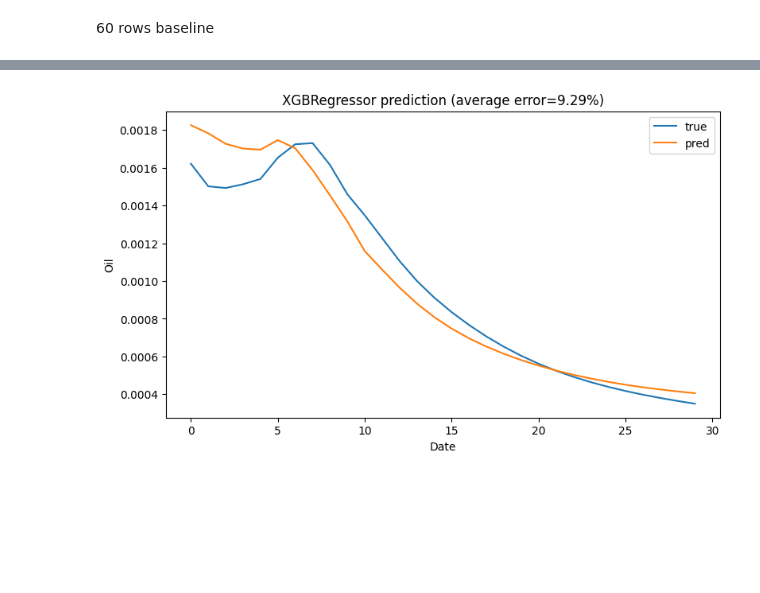
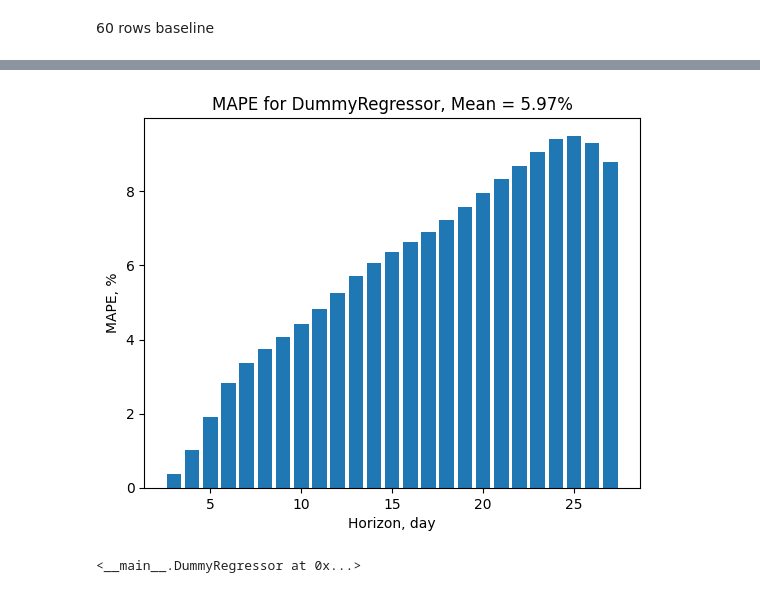
Before and after one commit to zeinovich/aramco-solution, a Jupyter notebook: notebooks/1905-zeinovich-baseline.ipynb, the cells around one changed output, grey strips where cells are left out. Drawn from its saved outputs; the diff is of its cells as text; code cells hidden in the pictures; blank space fills up the shorter version.

```diff
--- a/notebooks/1905-zeinovich-baseline.ipynb
+++ b/notebooks/1905-zeinovich-baseline.ipynb
@@ -186,4 +68,6 @@ Index(['date', 'oil', 'water', 'liquid', 'bhp', 'status', 'start_lag', 'coef',
       dtype='object')
+# %%
+baseline = p_data[p_data.is_base].drop('is_base', axis=1).sort_values('date')
 # %% [markdown]
 60 rows baseline
 # %%
@@ -276,19 +88,44 @@ plt.show()
-# %%
-X_sample = X[X.y == 190].iloc[-30:]
-y_sample = y[X.y == 190].iloc[-30:]
-
-y_pred_ = lr.predict(X_sample)
-
-plt.figure(figsize=(9, 5))
-plt.plot(X_sample.date, - y_sample.values, label='true')
-plt.plot(X_sample.date, - y_pred_, label='pred')
-
-plt.title(f'XGBRegressor prediction (average error=\
-{mean_absolute_percentage_error(y_sample.values, y_pred_) * 100:.2f}%)')
-
-plt.xlabel('Date')
-plt.ylabel('Oil')
-plt.legend()
-plt.show()
-# %% [output]
-[figure, removed]
+# %%
+# regressor that returns baseline values
+class DummyRegressor():
+    def __init__(self, baseline=None):
+        self.baseline = baseline
+
+    def fit(self, X, y):
+        pass
+
+    def predict(self, X: pd.DataFrame):
+        preds = []
+        for idx in X.index:
+            cat, date  = X.loc[idx, ['cat', 'date']]
+            base_oil = baseline[(baseline.cat == cat) & (baseline.date == date)].oil
+            preds.append(base_oil.values[0])
+
+        return np.array(preds)
+# %%
+def train_fn(data, model, horizon):
+    train = data[data.date < horizon]
+    test = data[(data.date >= horizon) & (data.date < horizon + 3)]
+
+    model.fit(X=train.drop(['oil', 'water', 'liquid'], axis=1), y=train.oil)
+    y_pred = model.predict(test.drop(['oil', 'water', 'liquid'], axis=1))
+    return mean_absolute_percentage_error(test.oil, y_pred) * 100
+
+def train_model(data, model, stride=1):
+    mapes = [train_fn(data, model, i) for i in range(2, 27, stride)]
+
+    plt.bar(range(3, 28, stride), mapes)
+    plt.title(f'MAPE for {model.__class__.__name__}, Mean = {np.mean(mapes):.2f}%')
+    plt.xlabel('Horizon, day')
+    plt.ylabel('MAPE, %')
+    plt.show()
+    return model
+# %%
+dr = DummyRegressor(baseline=baseline)
+
+from sklearn.metrics import mean_absolute_percentage_error
+
+train_model(not_baseline, dr, stride=1)
+# %% [output]
+[figure, added]
+<__main__.DummyRegressor at 0x...>
```
Also changed, not shown: parts of 21 cells of this notebook, 1 other file.
